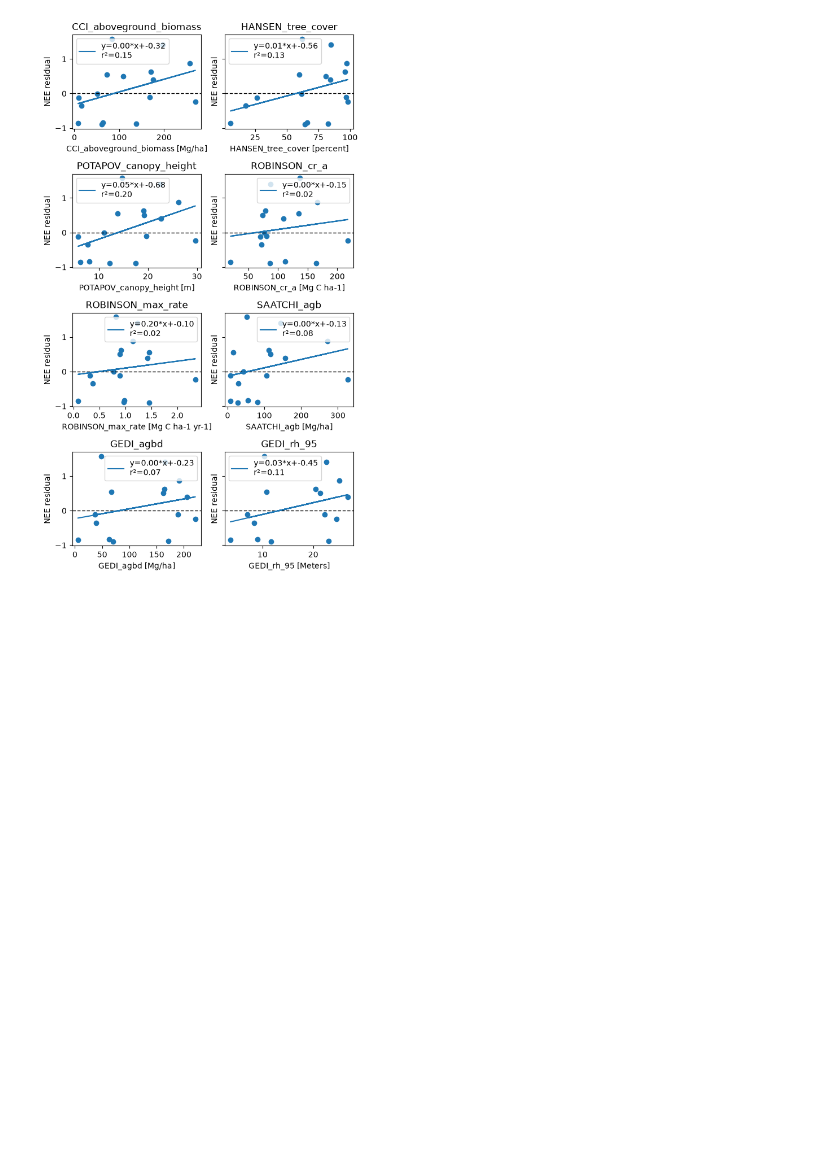
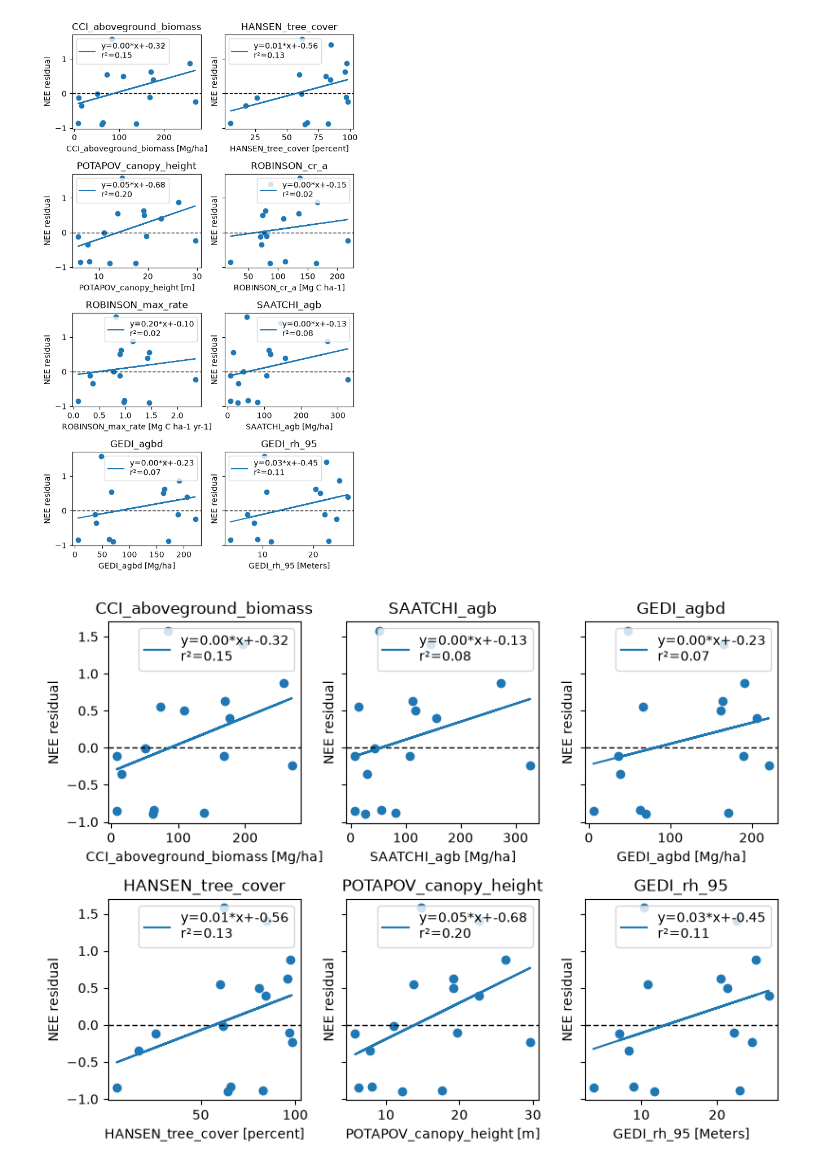
Before and after one commit to EO-LINCS/eo-lincs-scs1, a Jupyter notebook: scientific_analysis/ForestStructure.ipynb, the cells around one changed output. Cells and saved outputs as stored; diff of their text form; code cells hidden in the pictures; blank space fills up the shorter version.

```diff
--- a/scientific_analysis/ForestStructure.ipynb
+++ b/scientific_analysis/ForestStructure.ipynb
@@ -217,3 +236,43 @@ for product in forest_products:
 fig.tight_layout()
 # %% [output]
 [figure]
+# %%
+forest_products = [
+    'CCI_aboveground_biomass',
+    'SAATCHI_agb',
+    'GEDI_agbd',
+    'HANSEN_tree_cover',
+    'POTAPOV_canopy_height',
+    # 'ROBINSON_cr_a',
+    # 'ROBINSON_max_rate',
+
+    'GEDI_rh_95'
+]
+# %%
+fig, axs = pl.subplots(2, 3, figsize=(8, 6), sharey=True)
+
+i = 0
+for product in forest_products:
+    x = forest_ds[product].values
+    y = forest_ds.NEE_resid.values
+
+    lrg = linregress(x, y, nan_policy="omit")
+    ax = axs.ravel()[i]
+    ax.scatter(
+        x,
+        y
+    )
+
+    xlim = np.linspace(x.min(), x.max())
+    ax.axhline(0, dashes=(4,2), lw=1, color="k")
+    ax.plot(x, x*lrg.slope+lrg.intercept, label=f"y={lrg.slope:.2f}*x+{lrg.intercept:.2f}\nr²={lrg.rvalue**2:.2f}")
+    ax.legend()
+    ax.set_xlabel(f"{product} [{forest_ds[product].attrs['units']}]")
+    ax.set_ylabel("NEE residual")
+    ax.set_title(f"{product}")
+    i+=1
+
+fig.tight_layout()
+fig.savefig("pres_forest_struc.png", dpi=150)
+# %% [output]
+[figure, added]
```
Also changed, not shown: parts of 1 cell of this notebook, 3 other files.
